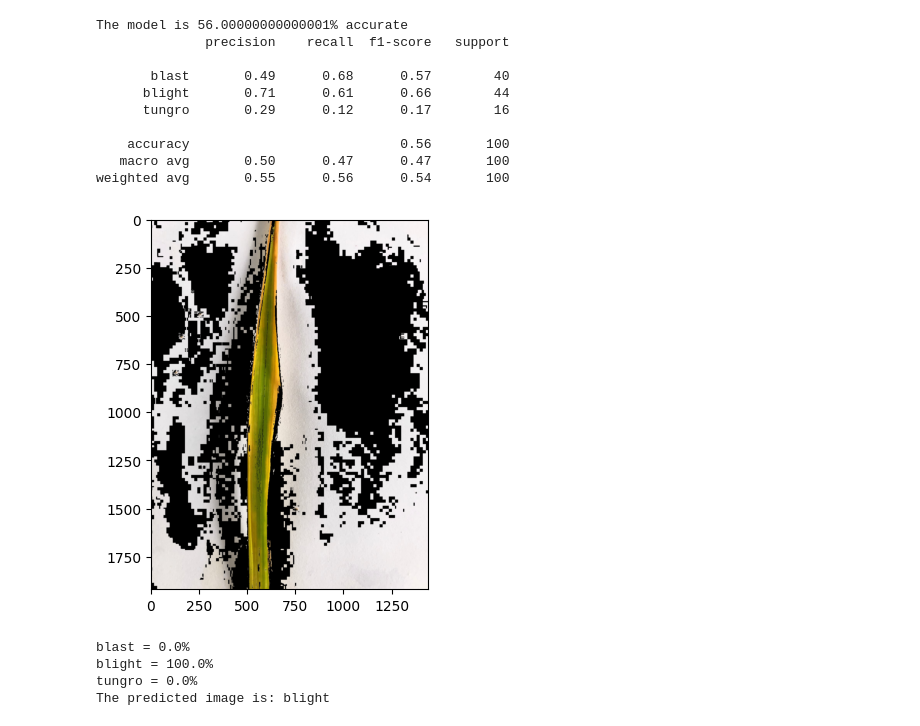
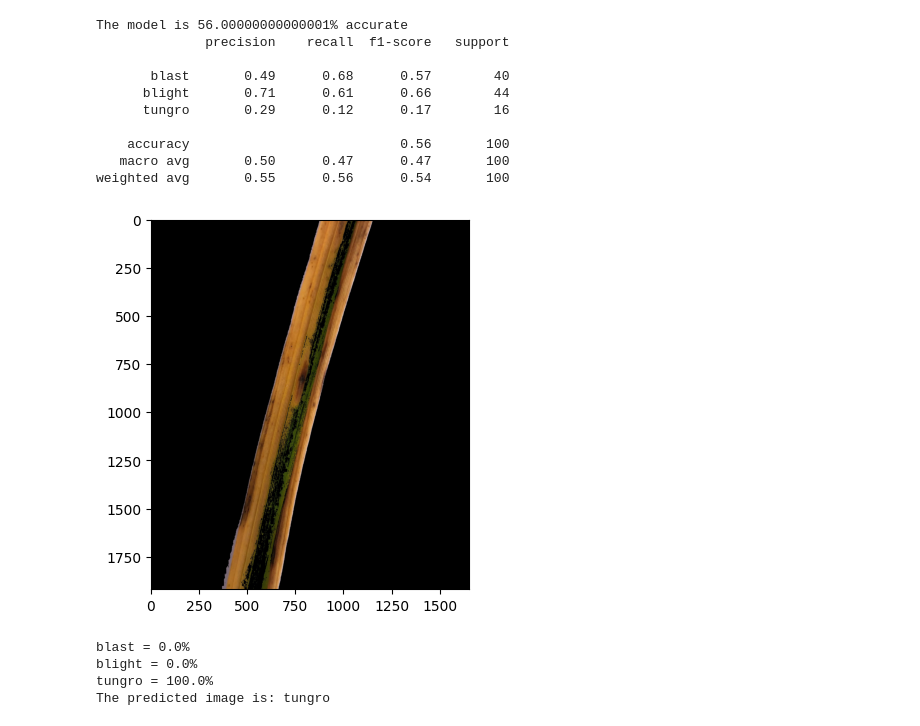
Before and after one commit to MadeAryaK/Project-PCD-Kelompok-2, a Jupyter notebook: tes2.ipynb, the cells around one changed output. Cells and saved outputs as stored; diff of their text form; code cells hidden in the pictures.

```diff
--- a/tes2.ipynb
+++ b/tes2.ipynb
@@ -218,22 +218,22 @@ The model is 56.00000000000001% accurate
    macro avg       0.50      0.47      0.47       100
 weighted avg       0.55      0.56      0.54       100
 # %%
-path = './hasil1/tungro/IMG_0400.jpg'
+path = './hasil1/tungro/IMG_0414.jpg'
 img = imread(path)
 plt.imshow(img)
 plt.show()
 img_resize = resize(img, (150, 150, 3))
 l = [img_resize.flatten()]
 prediction = nb_classifier.predict(l)[0]
 probability = nb_classifier.predict_proba(l)[0]
 
 for ind, val in enumerate(Categories):
     print(f'{val} = {probability[ind]*100}%')
 
 print("The predicted image is: " + Categories[prediction])
 # %% [output]
-[figure, old version]
+[figure, new version]
 blast = 0.0%
-blight = 100.0%
-tungro = 0.0%
-The predicted image is: blight
+blight = 0.0%
+tungro = 100.0%
+The predicted image is: tungro
```
